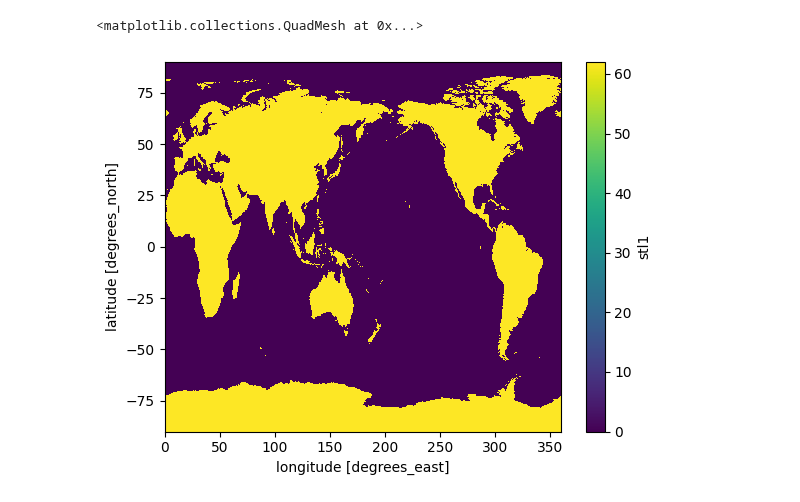
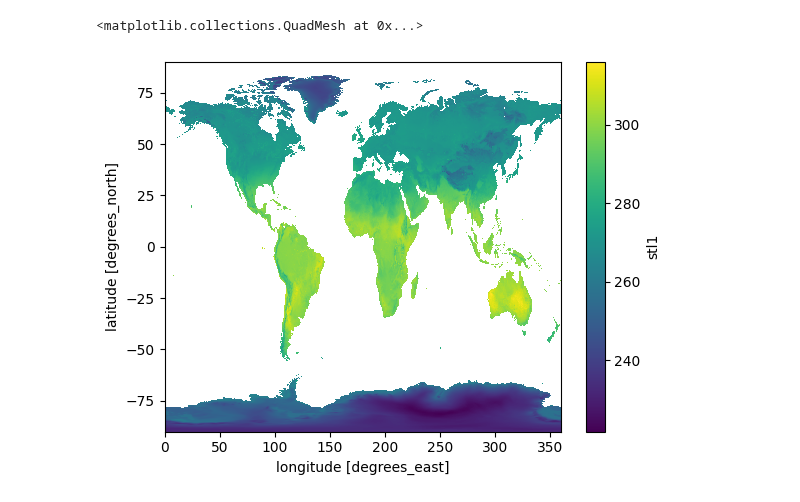
Before and after one commit to AndresTerrer/PMW_LST, a Jupyter notebook: notebooks/ERA5_land.ipynb, the cells around one changed output. Saved outputs shown, nothing was run; the diff lists cells and outputs as text; code cells hidden in the pictures.

```diff
--- a/notebooks/ERA5_land.ipynb
+++ b/notebooks/ERA5_land.ipynb
@@ -8,15 +13,16 @@ netcdf_name = "data.nc"
 # %%
 with zipfile.ZipFile(zip_file_path, "r") as zip_file:
     with zip_file.open(netcdf_name) as nc_file:
-        ds = xr.open_dataset(nc_file)
+        era_ds = xr.open_dataset(nc_file)
 
-ds = ds.roll(
+# Grid is 0.1º
+era_ds = era_ds.roll(
     {
-        "longitude" : 180
+        "longitude" : 180*10
     }
 )
 # %%
-ds.stl1.count(dim="time").plot()
+era_ds.stl1.mean(dim="time").plot()
 # %% [output]
 <matplotlib.collections.QuadMesh at 0x...>
-[figure, old version]
+[figure, new version]
```
Also changed, not shown: parts of 8 cells of this notebook.
